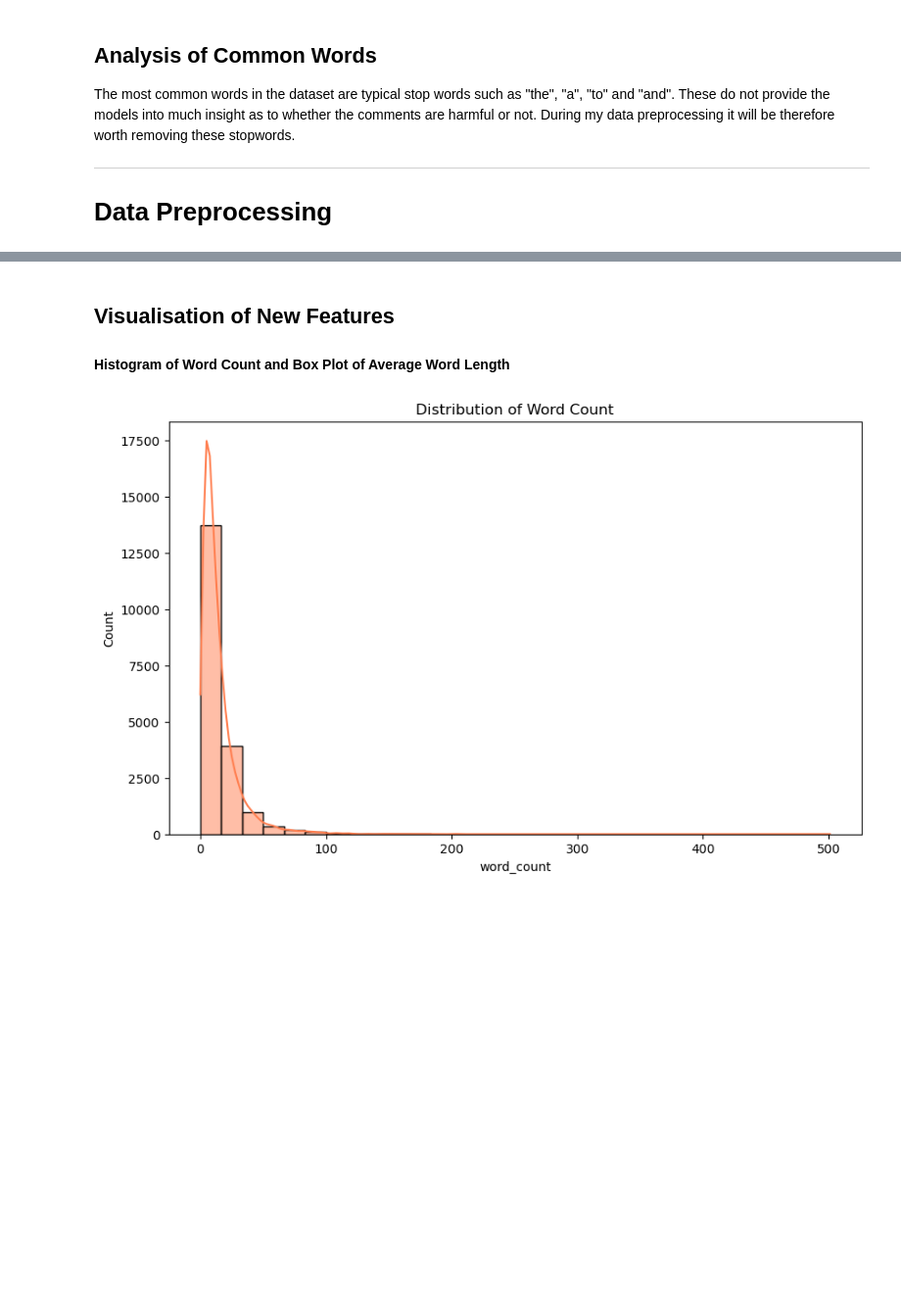
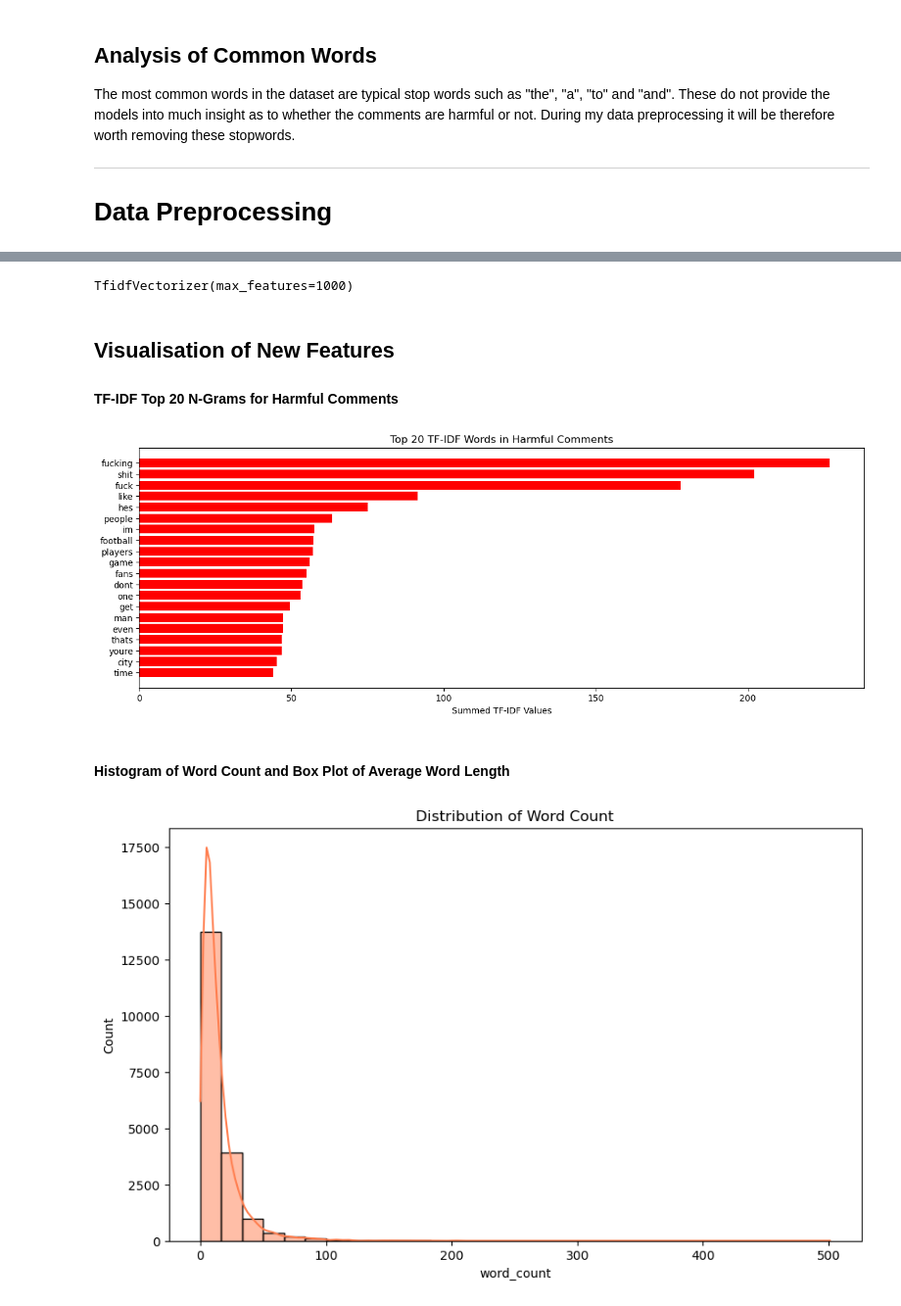
Before and after one commit to zakplum/final-year-project, a Jupyter notebook: model/XGBoost.ipynb, the cells around one changed output, grey strips where cells are left out. Shown at 98% size. Drawn from its saved outputs; the diff is of its cells as text; code cells hidden in the pictures; blank space fills up the shorter version.

```diff
--- a/model/XGBoost.ipynb
+++ b/model/XGBoost.ipynb
@@ -207,0 +246,8 @@ tfidf_features = tfidf_vectorizer.fit_transform(data['clean_comment'])
+# %%
+# Combine clean and stemmed comments into a single corpus for fitting
+combined_corpus = pd.concat([data['clean_comment'], data['stemmed_comment']])
+
+# Fit the vectorizer on the combined corpus
+tfidf_vectorizer.fit(combined_corpus)
+# %% [output]
+TfidfVectorizer(max_features=1000)
@@ -241,7 +293,33 @@ data['dominant_topic'] = np.argmax(lda_features, axis=1)
 # %% [markdown]
 ## Visualisation of New Features
 
-#### Histogram of Word Count and Box Plot of Average Word Length
+#### TF-IDF Top 20 N-Grams for Harmful Comments
+# %%
+#Get indices for harmful comments
+harmful_comments_idx = data[data['sentiment'] == 1].index
+
+# Sum the TF-IDF scores for harmful comments
+summed_tfidf_harmful = tfidf_features_clean[harmful_comments_idx].sum(axis=0)
+
+# Convert the summed scores to an array
+summed_tfidf_harmful_array = np.array(summed_tfidf_harmful).flatten()
+
+# Get feature names and indices of top N features
+feature_names = tfidf_vectorizer.get_feature_names_out()
+top_n = 20
+sorted_indices_harmful = np.argsort(summed_tfidf_harmful_array)[-top_n:]
+
+# Plot
+plt.figure(figsize=(15, 5))
+plt.barh(range(top_n), summed_tfidf_harmful_array[sorted_indices_harmful], color='red')
+plt.yticks(range(top_n), [feature_names[i] for i in sorted_indices_harmful])
+plt.title('Top 20 TF-IDF Words in Harmful Comments')
+plt.xlabel('Summed TF-IDF Values')
+plt.show()
+# %% [output]
+[figure, added]
+# %% [markdown]
+#### Histogram of Word Count and Box Plot of Average Word Length
 # %%
 plt.figure(figsize=(10, 6))
 sns.histplot(data['word_count'], bins=30, kde=True, color='coral')
```
Also changed, not shown: parts of 27 cells of this notebook, 3 other files.
